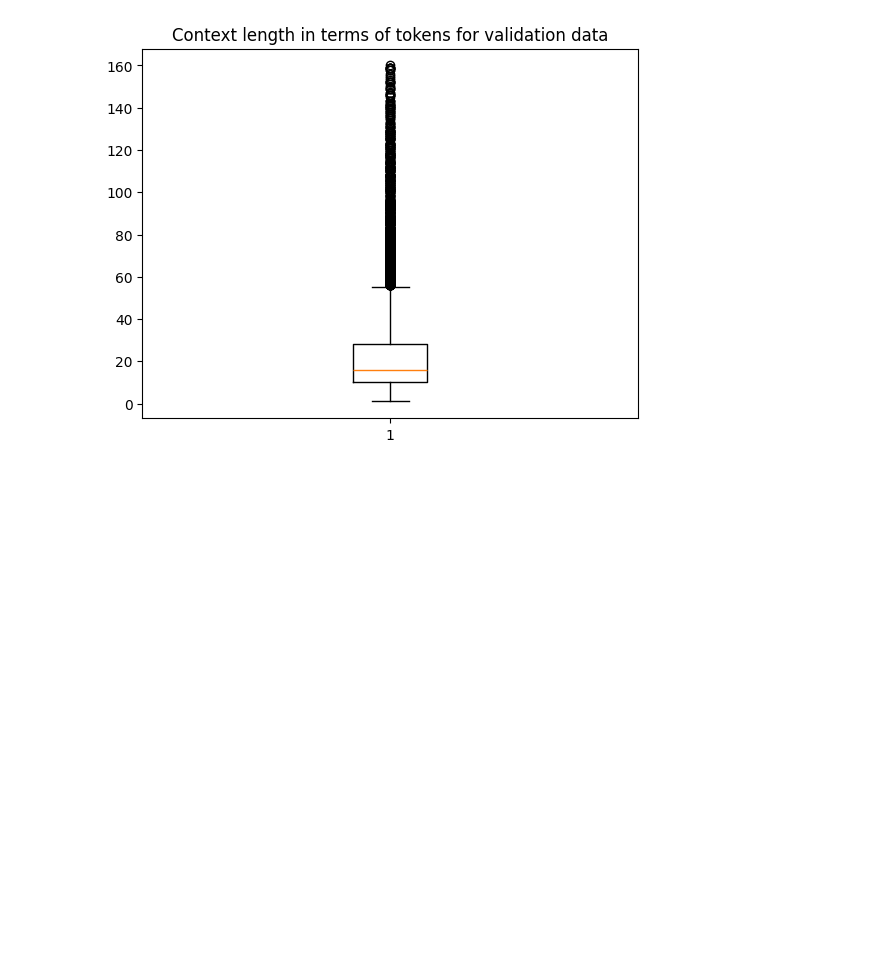
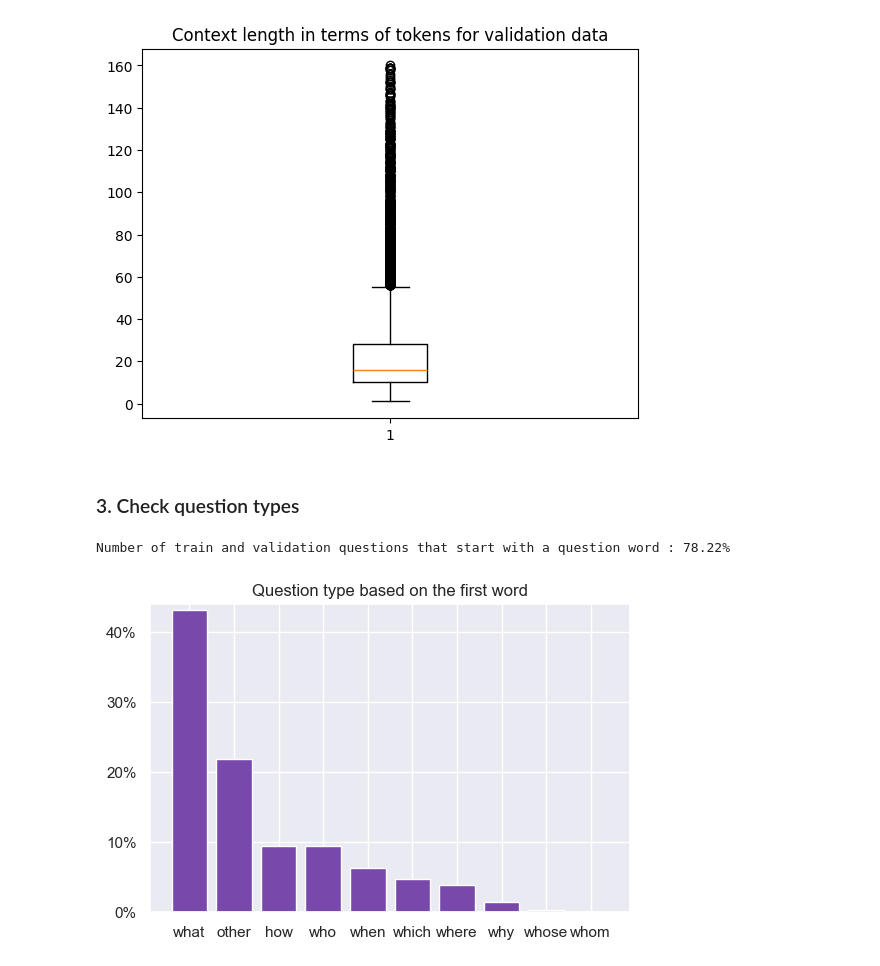
Before and after one commit to CristinaRacovita/tiny-bert-qa-enhancement, a Jupyter notebook: notebooks/data_analysis/analyze_data.ipynb, the cells around one changed output. Saved outputs shown, nothing was run; the diff lists cells and outputs as text; code cells hidden in the pictures; blank space fills up the shorter version.

Commit message:
experiments - create plots with data set analysis and performance

```diff
--- a/notebooks/data_analysis/analyze_data.ipynb
+++ b/notebooks/data_analysis/analyze_data.ipynb
@@ -93,3 +100,5 @@ analyze_answers(raw_data, data_set_type="validation")
 95 quantile: 72 tokens
 99 quantile: 121 tokens
 [figure]
+# %% [markdown]
+### 3. Check question types
@@ -95,0 +112,48 @@ analyze_answers(raw_data, data_set_type="validation")
+# %%
+input_file_path = "../../data/squad_data_validation_pos_ner.json"
+data_val = []
+
+with open(input_file_path) as f:
+    for line in f:
+        data_val.append(json.loads(line))
+# %%
+questions_no = len(data) + len(data_val)
+question_words_freq = {'what':0, 'where':0, 'when':0, 'who':0, 'why':0, 'which':0, 'whom':0, 'how':0, 'whose':0}
+
+for line in data:
+    first_word = line["question"].split(" ")[0].lower()
+
+    if first_word in list(question_words_freq.keys()):
+        question_words_freq[first_word] += 1
+
+for line in data_val:
+    first_word = line["question"].split(" ")[0].lower()
+
+    if first_word in list(question_words_freq.keys()):
+        question_words_freq[first_word] += 1
+
+questions_percentage = round(sum(list(question_words_freq.values())) / questions_no * 100, 2)
+print(f"Number of train and validation questions that start with a question word : {questions_percentage}%")
+# %% [output]
+Number of train and validation questions that start with a question word : 78.22%
+# %%
+question_words_freq["other"] = questions_no - sum(list(question_words_freq.values()))
+
+for question_word in question_words_freq.keys():
+    question_words_freq[question_word] /= questions_no
+    question_words_freq[question_word] = round(question_words_freq[question_word], 4)
+
+question_words_freq = dict(sorted(dict(question_words_freq).items(), key=lambda x:x[1], reverse=True))
+# %%
+fig, _ = plt.subplots(1, 1)
+fig.set_size_inches(6.2, 4)
+
+plt.bar(question_words_freq.keys(), question_words_freq.values(), color='#7848aa')
+plt.title("Question type based on the first word")
+plt.yticks(plt.yticks()[0], ['{:,.0%}'.format(x) for x in plt.yticks()[0]])
+plt.ylim([0.0, 0.44])
+
+plt.show()
+fig.savefig('../../results/question_types.png', dpi=300)
+# %% [output]
+[figure, added]
```
Also changed, not shown: parts of 2 cells of this notebook, 5 other files.
